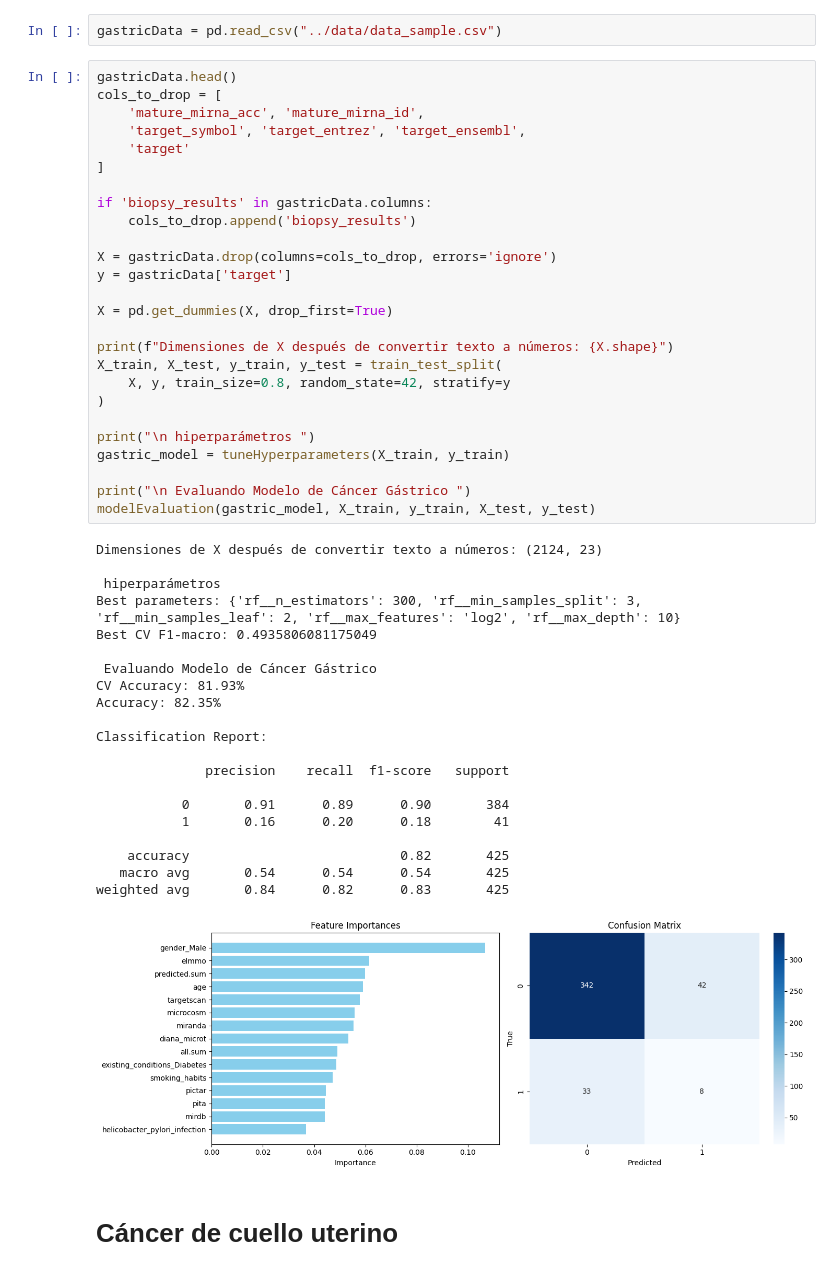
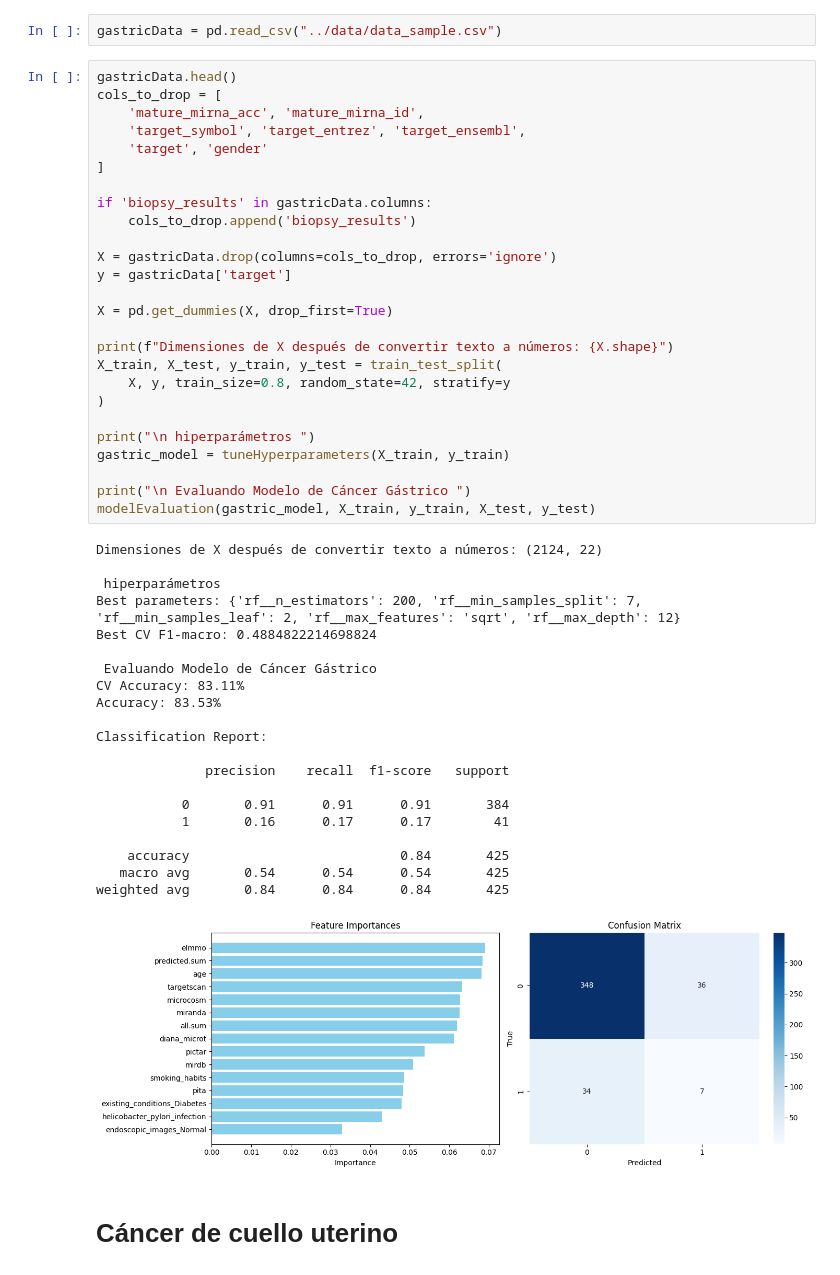
Before and after one commit to fundestpuente/HACKATON-Modelo-para-la-Prediccion-del-Riesgo-de-Cancer-a-partir-de-Datos-Clinicos-y-Conductuales, a Jupyter notebook: notebooks/testNewData.ipynb, the cells around one changed output. Drawn from its saved outputs; the diff is of its cells as text.

```diff
--- a/notebooks/testNewData.ipynb
+++ b/notebooks/testNewData.ipynb
@@ -366,49 +366,49 @@ gastricData.head()
 cols_to_drop = [
     'mature_mirna_acc', 'mature_mirna_id',
     'target_symbol', 'target_entrez', 'target_ensembl',
-    'target'
+    'target', 'gender'
 ]
 
 if 'biopsy_results' in gastricData.columns:
     cols_to_drop.append('biopsy_results')
 
 X = gastricData.drop(columns=cols_to_drop, errors='ignore')
 y = gastricData['target']
 
 X = pd.get_dummies(X, drop_first=True)
 
 print(f"Dimensiones de X después de convertir texto a números: {X.shape}")
 X_train, X_test, y_train, y_test = train_test_split(
     X, y, train_size=0.8, random_state=42, stratify=y
 )
 
 print("\n hiperparámetros ")
 gastric_model = tuneHyperparameters(X_train, y_train)
 
 print("\n Evaluando Modelo de Cáncer Gástrico ")
 modelEvaluation(gastric_model, X_train, y_train, X_test, y_test)
 # %% [output]
-Dimensiones de X después de convertir texto a números: (2124, 23)
+Dimensiones de X después de convertir texto a números: (2124, 22)
 
  hiperparámetros
-Best parameters: {'rf__n_estimators': 300, 'rf__min_samples_split': 3, 'rf__min_samples_leaf': 2, 'rf__max_features': 'log2', 'rf__max_depth': 10}
-Best CV F1-macro: 0.4935806081175049
+Best parameters: {'rf__n_estimators': 200, 'rf__min_samples_split': 7, 'rf__min_samples_leaf': 2, 'rf__max_features': 'sqrt', 'rf__max_depth': 12}
+Best CV F1-macro: 0.4884822214698824
 
  Evaluando Modelo de Cáncer Gástrico
-CV Accuracy: 81.93%
-Accuracy: 82.35%
+CV Accuracy: 83.11%
+Accuracy: 83.53%
 
 Classification Report:
 
               precision    recall  f1-score   support
 
-           0       0.91      0.89      0.90       384
-           1       0.16      0.20      0.18        41
+           0       0.91      0.91      0.91       384
+           1       0.16      0.17      0.17        41
 
-    accuracy                           0.82       425
+    accuracy                           0.84       425
    macro avg       0.54      0.54      0.54       425
-weighted avg       0.84      0.82      0.83       425
+weighted avg       0.84      0.84      0.84       425
-[figure, old version]
+[figure, new version]
 # %% [markdown]
 # Cáncer de cuello uterino
 # %%
```
Also changed, not shown: 2 other files.
